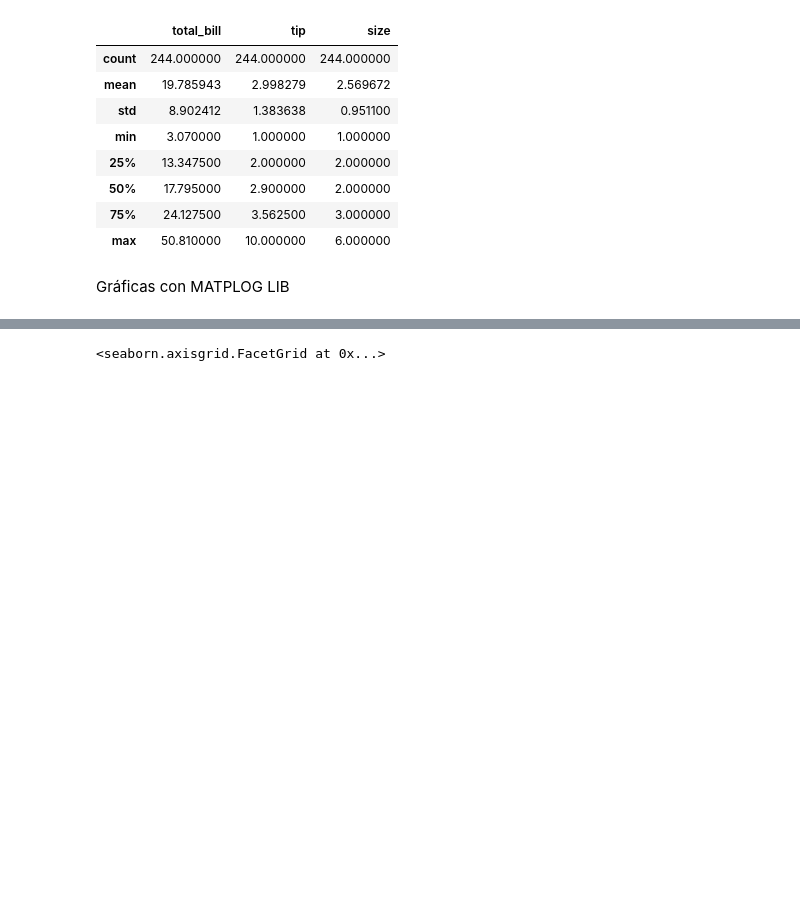
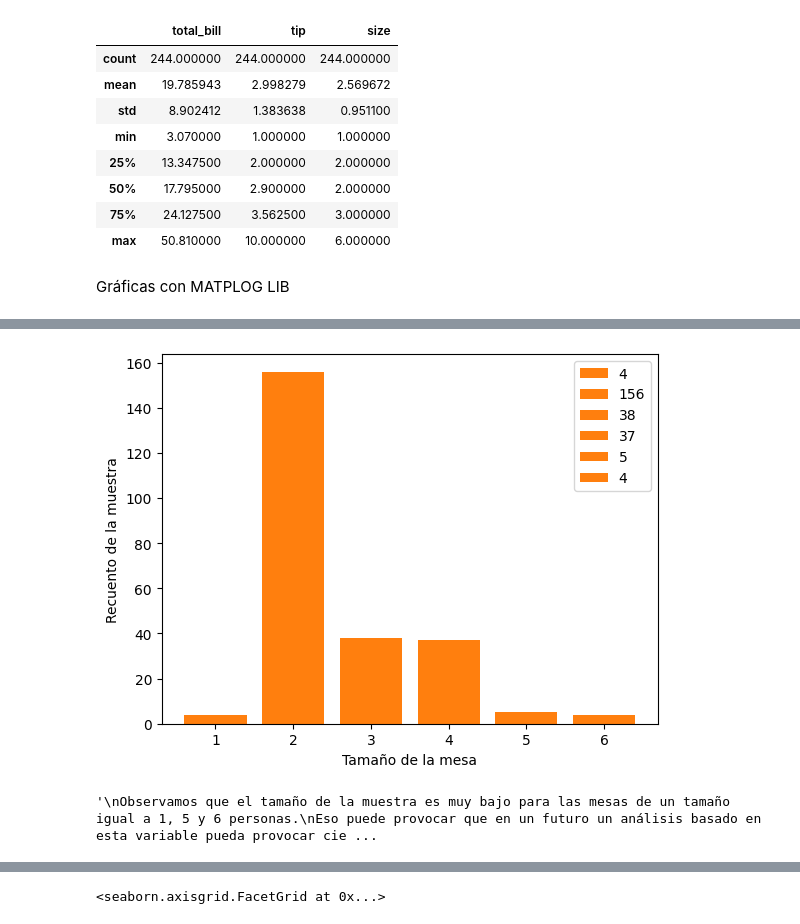
Before and after one commit to fjzamora93/Matlab_Seaborn_Scikit_TipTutorial, a Jupyter notebook: tips.ipynb, the cells around one changed output, grey strips where cells are left out. Drawn from its saved outputs; the diff is of its cells as text; code cells hidden in the pictures; blank space fills up the shorter version.

```diff
--- a/tips.ipynb
+++ b/tips.ipynb
@@ -95,0 +95,18 @@ plt.show()
+# %%
+df_tip_by_size = pd.DataFrame(df.groupby('size')['tip'].count()).reset_index()
+
+plt.bar(df_tip_by_size['size'], df_tip_by_size['tip'])
+plt.xlabel('Tamaño de la mesa')
+plt.ylabel('Recuento de la muestra')
+bars = plt.bar(df_tip_by_size['size'], df_tip_by_size['tip'])
+labels = [str(bar.get_height()) for bar in bars]
+plt.legend(bars, labels)
+plt.show()
+
+"""
+Observamos que el tamaño de la muestra es muy bajo para las mesas de un tamaño igual a 1, 5 y 6 personas.
+Eso puede provocar que en un futuro un análisis basado en esta variable pueda provocar ciertos problemas.
+"""
+# %% [output]
+[figure, added]
+'\nObservamos que el tamaño de la muestra es muy bajo para las mesas de un tamaño igual a 1, 5 y 6 personas.\nEso puede provocar que en un futuro un análisis basado en esta variable pueda provocar cie ...
```
Also changed, not shown: parts of 7 cells of this notebook, 5 other files.
